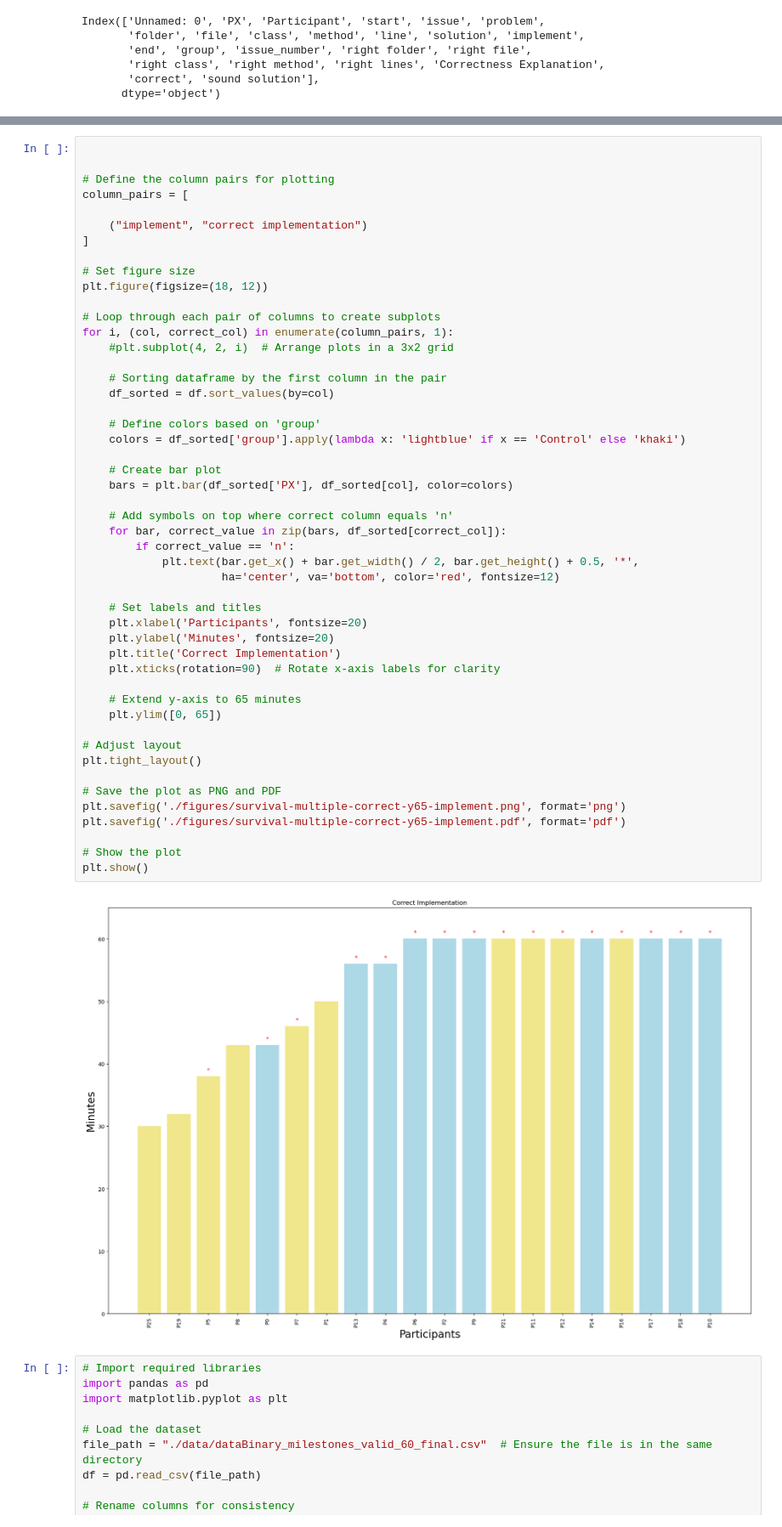
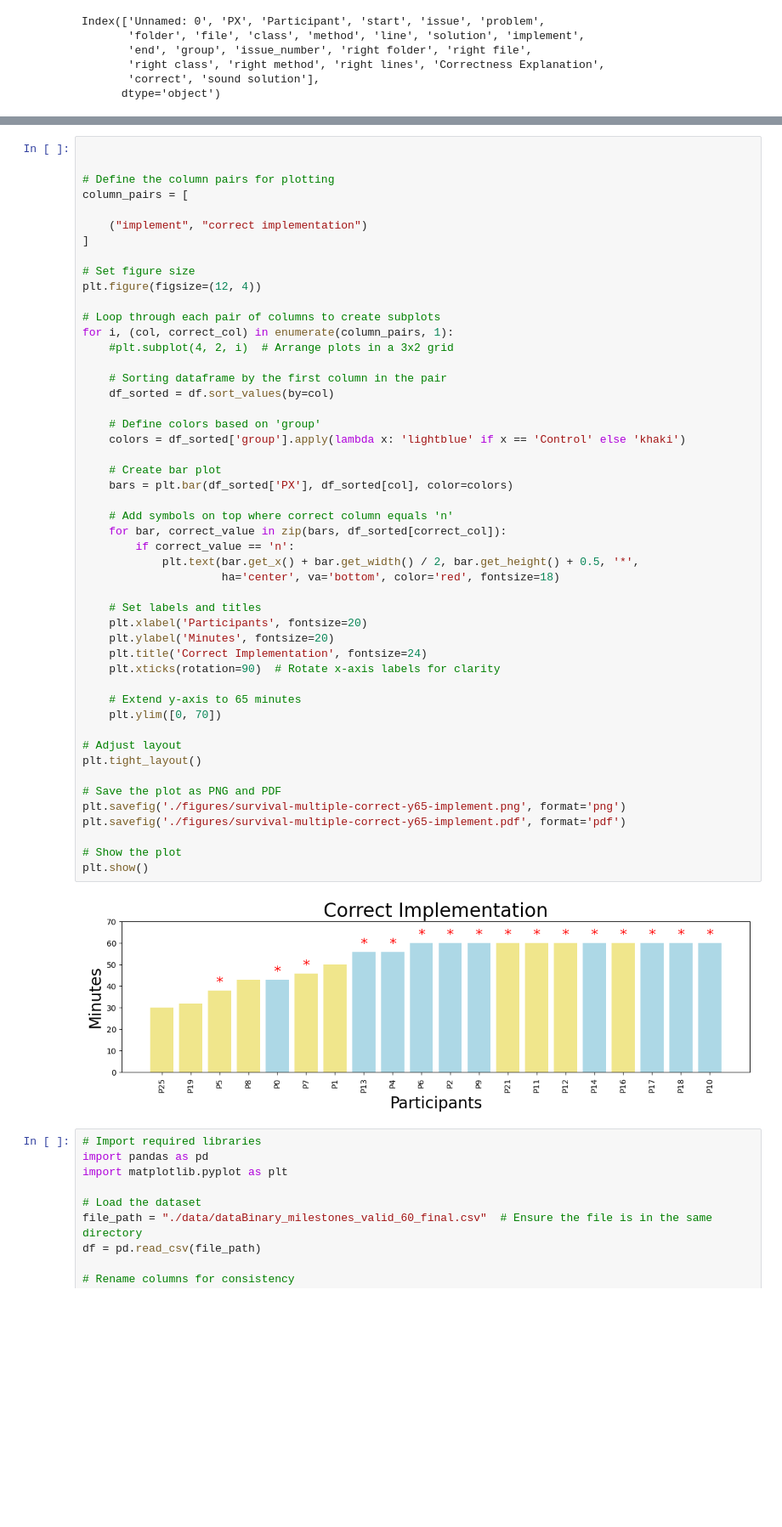
Before and after one commit to JoeyV55/DomainLabelsExperiment, a Jupyter notebook: survival_analysis_plots_Final-dbscan.ipynb, the cells around one changed output, grey strips where cells are left out. Shown at 85% size. Drawn from its saved outputs; the diff is of its cells as text; blank space fills up the shorter version.

```diff
--- a/survival_analysis_plots_Final-dbscan.ipynb
+++ b/survival_analysis_plots_Final-dbscan.ipynb
@@ -111,7 +111,7 @@ column_pairs = [
 ]
 
 # Set figure size
-plt.figure(figsize=(18, 12))
+plt.figure(figsize=(12, 4))
 
 # Loop through each pair of columns to create subplots
 for i, (col, correct_col) in enumerate(column_pairs, 1):
@@ -121,37 +121,37 @@ for i, (col, correct_col) in enumerate(column_pairs, 1):
     df_sorted = df.sort_values(by=col)
 
     # Define colors based on 'group'
     colors = df_sorted['group'].apply(lambda x: 'lightblue' if x == 'Control' else 'khaki')
 
     # Create bar plot
     bars = plt.bar(df_sorted['PX'], df_sorted[col], color=colors)
 
     # Add symbols on top where correct column equals 'n'
     for bar, correct_value in zip(bars, df_sorted[correct_col]):
         if correct_value == 'n':
             plt.text(bar.get_x() + bar.get_width() / 2, bar.get_height() + 0.5, '*',
-                     ha='center', va='bottom', color='red', fontsize=12)
+                     ha='center', va='bottom', color='red', fontsize=18)
 
     # Set labels and titles
     plt.xlabel('Participants', fontsize=20)
     plt.ylabel('Minutes', fontsize=20)
-    plt.title('Correct Implementation')
+    plt.title('Correct Implementation', fontsize=24)
     plt.xticks(rotation=90)  # Rotate x-axis labels for clarity
 
     # Extend y-axis to 65 minutes
-    plt.ylim([0, 65])
+    plt.ylim([0, 70])
 
 # Adjust layout
 plt.tight_layout()
 
 # Save the plot as PNG and PDF
 plt.savefig('./figures/survival-multiple-correct-y65-implement.png', format='png')
 plt.savefig('./figures/survival-multiple-correct-y65-implement.pdf', format='pdf')
 
 # Show the plot
 plt.show()
 # %% [output]
-[figure, old version]
+[figure, new version]
 # %%
 # Import required libraries
 import pandas as pd
```
Also changed, not shown: 18 other files.
